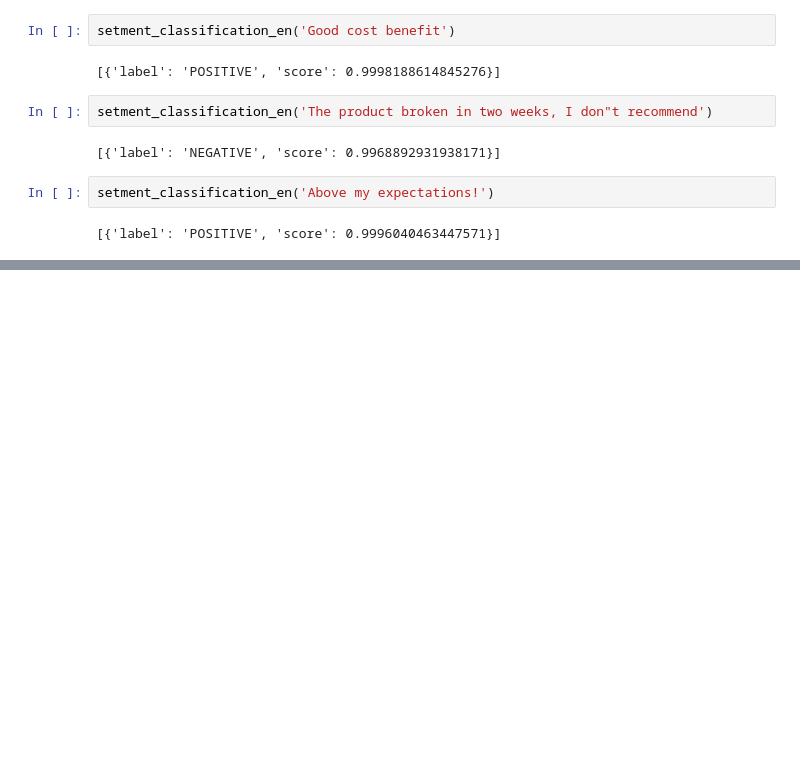
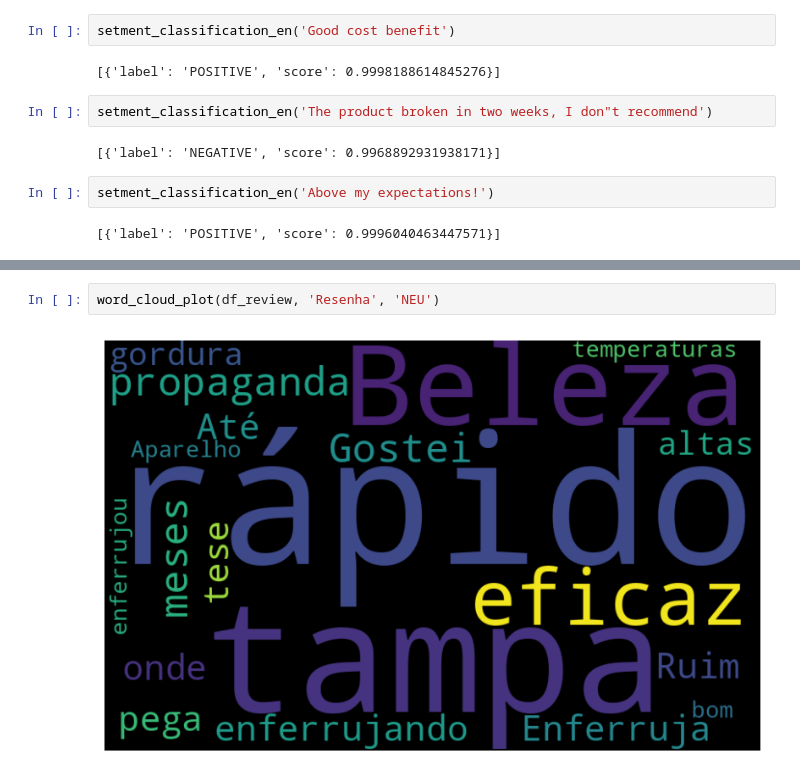
Before and after one commit to MarcosRMG/deep_learning, a Jupyter notebook: notebooks/hugging_face.ipynb, the cells around one changed output, grey strips where cells are left out. Drawn from its saved outputs; the diff is of its cells as text; blank space fills up the shorter version.

```diff
--- a/notebooks/hugging_face.ipynb
+++ b/notebooks/hugging_face.ipynb
@@ -26,0 +134,4 @@ setment_classification_en('Above my expectations!')
+# %%
+word_cloud_plot(df_review, 'Resenha', 'NEU')
+# %% [output]
+[figure, added]
```
Also changed, not shown: parts of 22 cells of this notebook.
